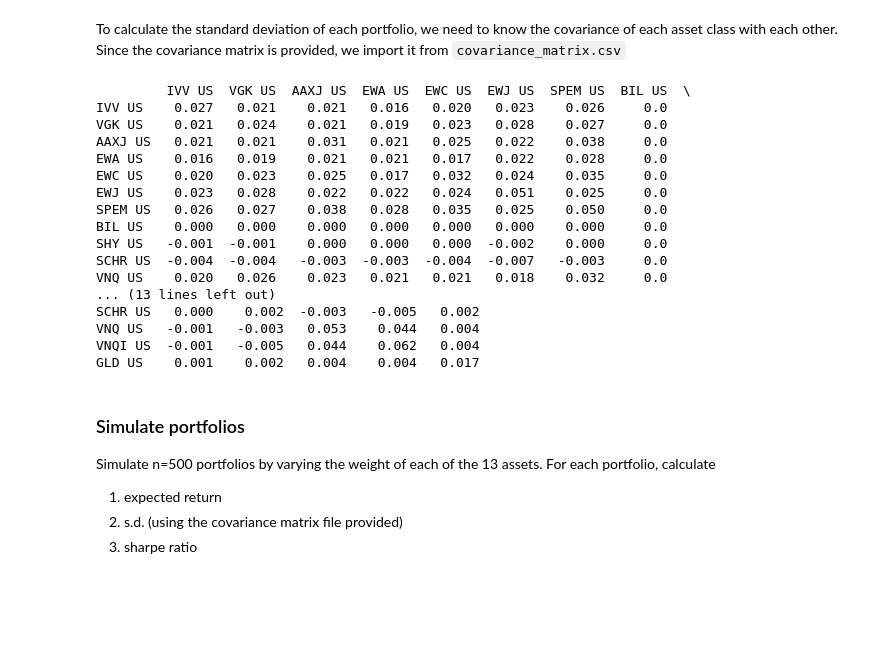
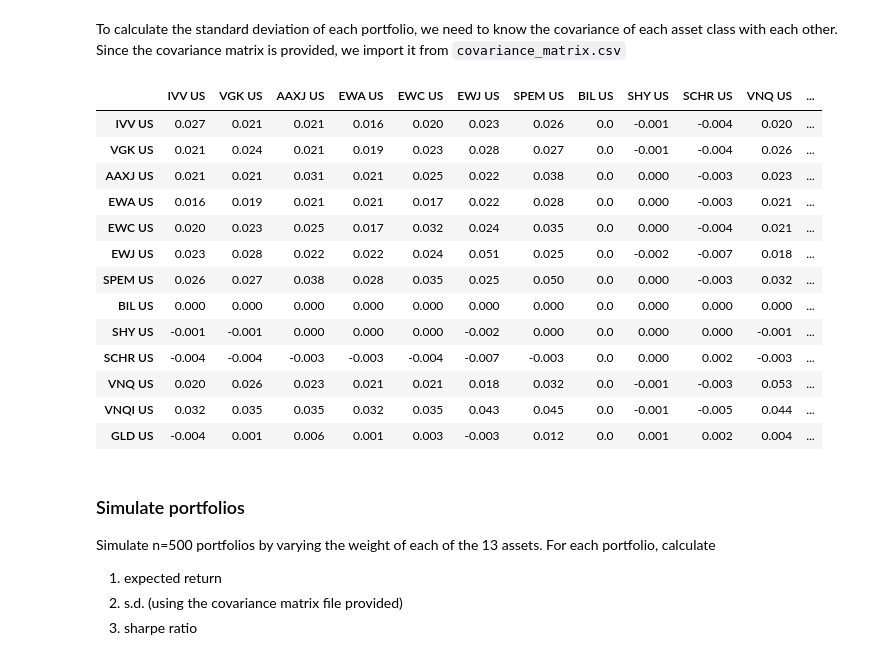
Before and after one commit to vongst/stshwy, a Jupyter notebook: Case 2.ipynb, the cells around one changed output. Drawn from its saved outputs; the diff is of its cells as text; code cells hidden in the pictures; blank space fills up the shorter version.

```diff
--- a/Case 2.ipynb
+++ b/Case 2.ipynb
@@ -66,26 +65,23 @@ cov_matrix = pd.read_csv('csv/covariance_matrix.csv', index_col=[0])
 
 for column in cov_matrix.columns :
     cov_matrix[column] = cov_matrix[column].replace('%','',regex=True).astype('float')/100
-
-print(cov_matrix)
-# %% [output]
-         IVV US  VGK US  AAXJ US  EWA US  EWC US  EWJ US  SPEM US  BIL US  \
-IVV US    0.027   0.021    0.021   0.016   0.020   0.023    0.026     0.0
-VGK US    0.021   0.024    0.021   0.019   0.023   0.028    0.027     0.0
-AAXJ US   0.021   0.021    0.031   0.021   0.025   0.022    0.038     0.0
-EWA US    0.016   0.019    0.021   0.021   0.017   0.022    0.028     0.0
-EWC US    0.020   0.023    0.025   0.017   0.032   0.024    0.035     0.0
-EWJ US    0.023   0.028    0.022   0.022   0.024   0.051    0.025     0.0
-SPEM US   0.026   0.027    0.038   0.028   0.035   0.025    0.050     0.0
-BIL US    0.000   0.000    0.000   0.000   0.000   0.000    0.000     0.0
-SHY US   -0.001  -0.001    0.000   0.000   0.000  -0.002    0.000     0.0
-SCHR US  -0.004  -0.004   -0.003  -0.003  -0.004  -0.007   -0.003     0.0
-VNQ US    0.020   0.026    0.023   0.021   0.021   0.018    0.032     0.0
-... (13 lines left out)
-SCHR US   0.000    0.002  -0.003   -0.005   0.002
-VNQ US   -0.001   -0.003   0.053    0.044   0.004
-VNQI US  -0.001   -0.005   0.044    0.062   0.004
-GLD US    0.001    0.002   0.004    0.004   0.017
+# %%
+cov_matrix
+# %% [output]
+|  | IVV US | VGK US | AAXJ US | EWA US | EWC US | EWJ US | SPEM US | BIL US | SHY US | SCHR US | VNQ US | ... |
+| IVV US | 0.027 | 0.021 | 0.021 | 0.016 | 0.020 | 0.023 | 0.026 | 0.0 | -0.001 | -0.004 | 0.020 | ... |
+| VGK US | 0.021 | 0.024 | 0.021 | 0.019 | 0.023 | 0.028 | 0.027 | 0.0 | -0.001 | -0.004 | 0.026 | ... |
+| AAXJ US | 0.021 | 0.021 | 0.031 | 0.021 | 0.025 | 0.022 | 0.038 | 0.0 | 0.000 | -0.003 | 0.023 | ... |
+| EWA US | 0.016 | 0.019 | 0.021 | 0.021 | 0.017 | 0.022 | 0.028 | 0.0 | 0.000 | -0.003 | 0.021 | ... |
+| EWC US | 0.020 | 0.023 | 0.025 | 0.017 | 0.032 | 0.024 | 0.035 | 0.0 | 0.000 | -0.004 | 0.021 | ... |
+| EWJ US | 0.023 | 0.028 | 0.022 | 0.022 | 0.024 | 0.051 | 0.025 | 0.0 | -0.002 | -0.007 | 0.018 | ... |
+| SPEM US | 0.026 | 0.027 | 0.038 | 0.028 | 0.035 | 0.025 | 0.050 | 0.0 | 0.000 | -0.003 | 0.032 | ... |
+| BIL US | 0.000 | 0.000 | 0.000 | 0.000 | 0.000 | 0.000 | 0.000 | 0.0 | 0.000 | 0.000 | 0.000 | ... |
+| SHY US | -0.001 | -0.001 | 0.000 | 0.000 | 0.000 | -0.002 | 0.000 | 0.0 | 0.000 | 0.000 | -0.001 | ... |
+| SCHR US | -0.004 | -0.004 | -0.003 | -0.003 | -0.004 | -0.007 | -0.003 | 0.0 | 0.000 | 0.002 | -0.003 | ... |
+| VNQ US | 0.020 | 0.026 | 0.023 | 0.021 | 0.021 | 0.018 | 0.032 | 0.0 | -0.001 | -0.003 | 0.053 | ... |
+| VNQI US | 0.032 | 0.035 | 0.035 | 0.032 | 0.035 | 0.043 | 0.045 | 0.0 | -0.001 | -0.005 | 0.044 | ... |
+| GLD US | -0.004 | 0.001 | 0.006 | 0.001 | 0.003 | -0.003 | 0.012 | 0.0 | 0.001 | 0.002 | 0.004 | ... |
 # %% [markdown]
 ### Simulate portfolios
 
```
Also changed, not shown: parts of 7 cells of this notebook, 1 other file.
